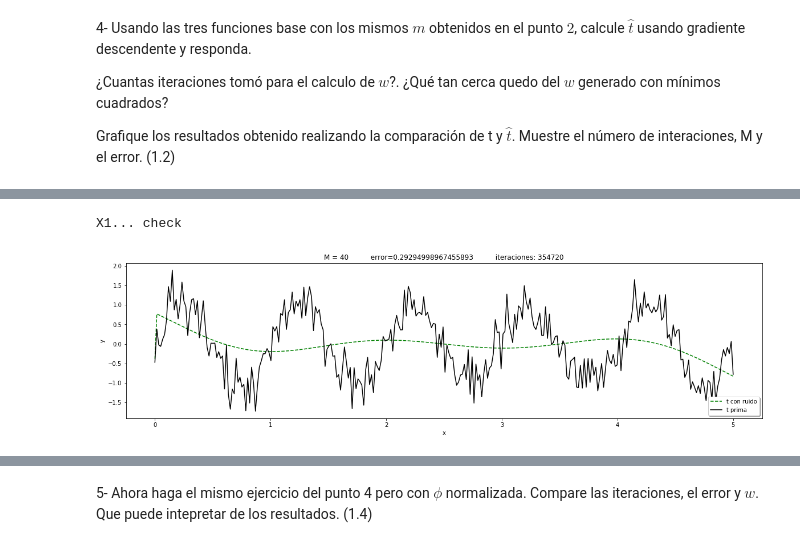
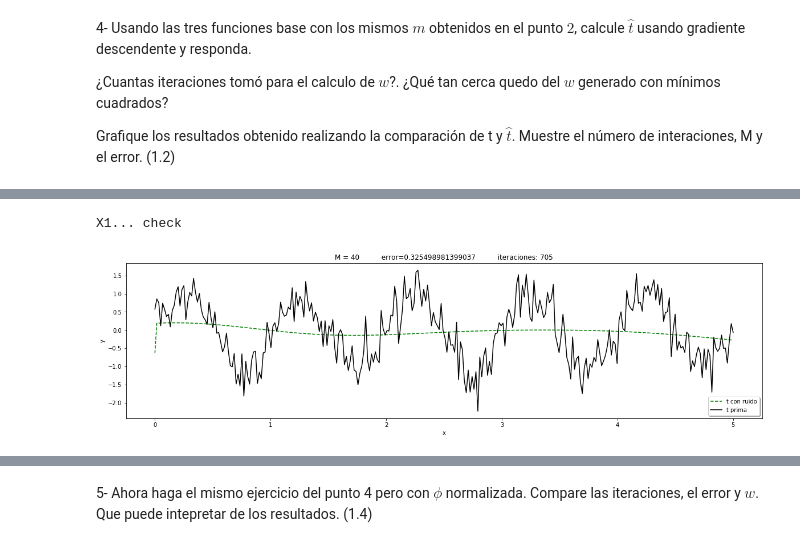
Before and after one commit to crisywini/ia_workspace, a Jupyter notebook: Taller3-Gradiente descendente.ipynb, the cells around one changed output, grey strips where cells are left out. Drawn from its saved outputs; the diff is of its cells as text; code cells hidden in the pictures.

```diff
--- a/Taller3-Gradiente descendente.ipynb
+++ b/Taller3-Gradiente descendente.ipynb
@@ -254,19 +254,19 @@ X... check
 # %%
 W2 = np.random.rand(40)
-w1,tp1,cont1,eO1 = get_w_tp(X1, 40, 0.279, 433000, 0.0002, W2, 0.05)
+w1,tp1,cont1,eO1 = get_w_tp(X1, 40, 0.31, 433000, 0.0002, W2, 0.05)
 print('X1... check')
 #plt.subplot(3,1,2)
 plt.figure(figsize=(20,5))
 plt.plot(x,tp1,'g--', x, t, 'k')
 plt.title("M = 40          error="+str(eO1) +"          iteraciones: "+str(cont1))
 plt.ylabel('y')
 plt.xlabel('x')
 plt.legend(('t con ruido', 't prima'), loc='lower right', shadow=True)
 
 plt.show()
 # %% [output]
 X1... check
-[figure, old version]
+[figure, new version]
 # %%
 W3 = np.random.rand(35)
 w2,tp2,cont2,eO2 = get_w_tp(X2, 35, 0.0943, 200300, 0.0002, W3, 0.0085)
```
Also changed, not shown: parts of 7 cells of this notebook.
